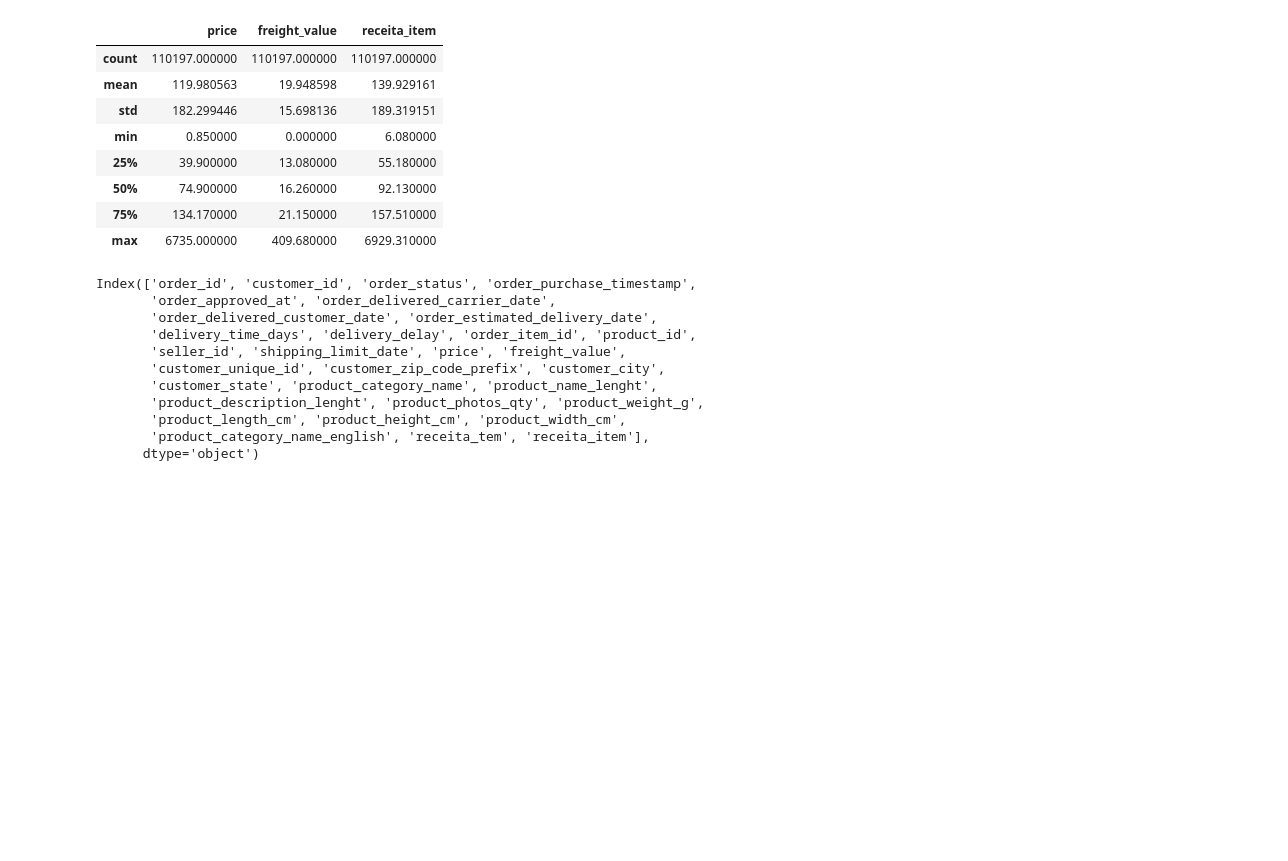
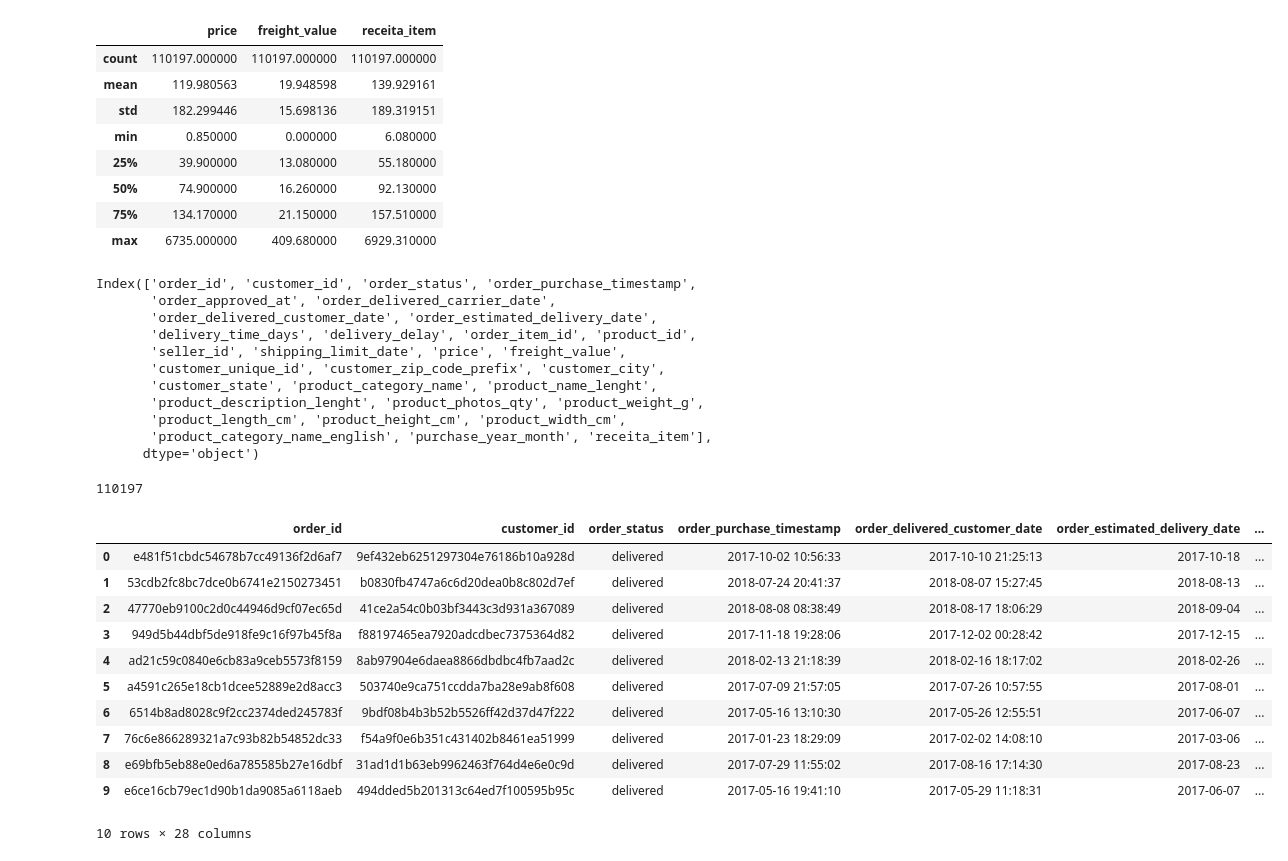
Before and after one commit to MirianCabral/analytic-project, a Jupyter notebook: notebook/tratamento_dados.ipynb, the cells around one changed output. Cells and saved outputs as stored; diff of their text form; code cells hidden in the pictures; blank space fills up the shorter version.

```diff
--- a/notebook/tratamento_dados.ipynb
+++ b/notebook/tratamento_dados.ipynb
@@ -102,8 +102,8 @@ order_delivered_customer_date     8
 order_estimated_delivery_date     0
 dtype: int64
 # %%
-orders_delivered['delivery_time_days'] = (
-    orders_delivered['order_delivered_customer_date'] -
-    orders_delivered['order_purchase_timestamp']
-).dt.days
+#orders_delivered['delivery_time_days'] = (
+   # orders_delivered['order_delivered_customer_date'] -
+    #orders_delivered['order_purchase_timestamp']
+#).dt.days
 #Erro aconteceu por conta das tabelas não terem sido convertidas em data
@@ -241,3 +239,10 @@ fato_vendas = fato_vendas.merge(
     on='product_category_name',
     how='left'
 )
+# %%
+fato_vendas['purchase_year_month'] = (
+    fato_vendas['order_purchase_timestamp']
+    .dt.to_period('M')
+    .astype(str)
+)
+fato_vendas[['order_purchase_timestamp','purchase_year_month']].head()
@@ -278,7 +290,7 @@ Index(['order_id', 'customer_id', 'order_status', 'order_purchase_timestamp',
        'customer_state', 'product_category_name', 'product_name_lenght',
        'product_description_lenght', 'product_photos_qty', 'product_weight_g',
        'product_length_cm', 'product_height_cm', 'product_width_cm',
-       'product_category_name_english', 'receita_tem', 'receita_item'],
+       'product_category_name_english', 'purchase_year_month', 'receita_item'],
       dtype='object')
 # %%
 cols_to_drop = [
@@ -294,0 +311,24 @@ fato_vendas.to_csv('../data/processed/fato_vendas.csv',
+# %%
+fato_vendas.to_sql(
+    'fato_vendas',
+    conn,
+    if_exists='replace',
+    index=False
+)
+# %% [output]
+110197
+# %%
+fato_vendas.head(10)
+# %% [output]
+|  | order_id | customer_id | order_status | order_purchase_timestamp | order_delivered_customer_date | order_estimated_delivery_date | ... |
+| 0 | e481f51cbdc54678b7cc49136f2d6af7 | 9ef432eb6251297304e76186b10a928d | delivered | 2017-10-02 10:56:33 | 2017-10-10 21:25:13 | 2017-10-18 | ... |
+| 1 | 53cdb2fc8bc7dce0b6741e2150273451 | b0830fb4747a6c6d20dea0b8c802d7ef | delivered | 2018-07-24 20:41:37 | 2018-08-07 15:27:45 | 2018-08-13 | ... |
+| 2 | 47770eb9100c2d0c44946d9cf07ec65d | 41ce2a54c0b03bf3443c3d931a367089 | delivered | 2018-08-08 08:38:49 | 2018-08-17 18:06:29 | 2018-09-04 | ... |
+| 3 | 949d5b44dbf5de918fe9c16f97b45f8a | f88197465ea7920adcdbec7375364d82 | delivered | 2017-11-18 19:28:06 | 2017-12-02 00:28:42 | 2017-12-15 | ... |
+| 4 | ad21c59c0840e6cb83a9ceb5573f8159 | 8ab97904e6daea8866dbdbc4fb7aad2c | delivered | 2018-02-13 21:18:39 | 2018-02-16 18:17:02 | 2018-02-26 | ... |
+| 5 | a4591c265e18cb1dcee52889e2d8acc3 | 503740e9ca751ccdda7ba28e9ab8f608 | delivered | 2017-07-09 21:57:05 | 2017-07-26 10:57:55 | 2017-08-01 | ... |
+| 6 | 6514b8ad8028c9f2cc2374ded245783f | 9bdf08b4b3b52b5526ff42d37d47f222 | delivered | 2017-05-16 13:10:30 | 2017-05-26 12:55:51 | 2017-06-07 | ... |
+| 7 | 76c6e866289321a7c93b82b54852dc33 | f54a9f0e6b351c431402b8461ea51999 | delivered | 2017-01-23 18:29:09 | 2017-02-02 14:08:10 | 2017-03-06 | ... |
+| 8 | e69bfb5eb88e0ed6a785585b27e16dbf | 31ad1d1b63eb9962463f764d4e6e0c9d | delivered | 2017-07-29 11:55:02 | 2017-08-16 17:14:30 | 2017-08-23 | ... |
+| 9 | e6ce16cb79ec1d90b1da9085a6118aeb | 494dded5b201313c64ed7f100595b95c | delivered | 2017-05-16 19:41:10 | 2017-05-29 11:18:31 | 2017-06-07 | ... |
+10 rows × 28 columns
```
Also changed, not shown: parts of 7 cells of this notebook.
